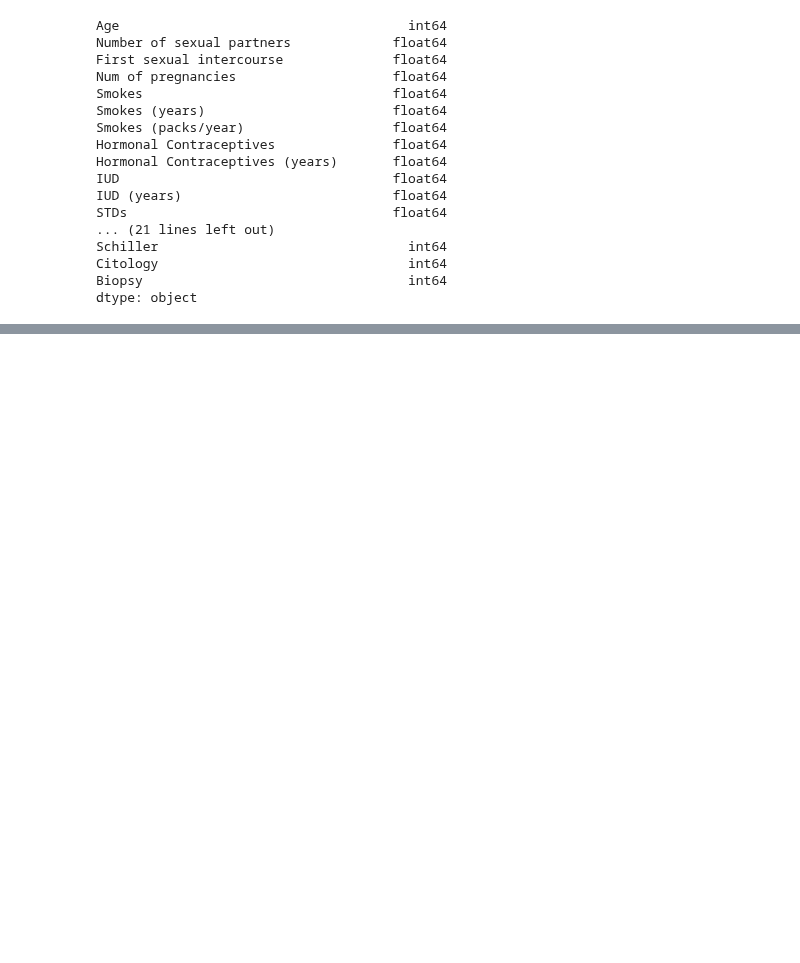
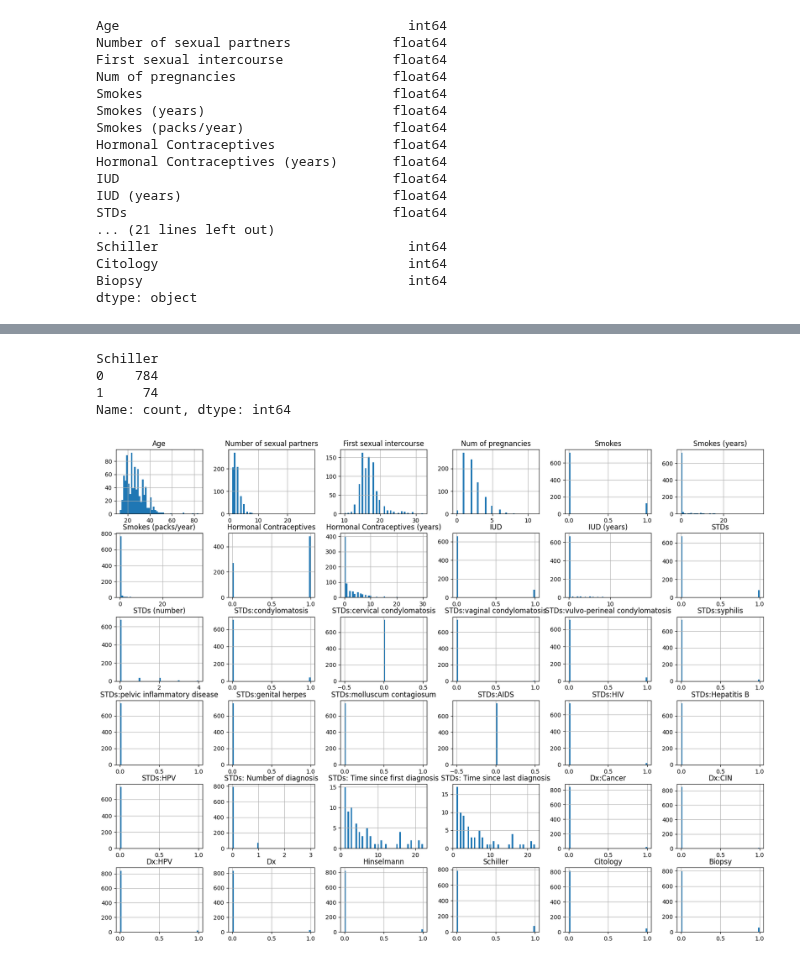
Before and after one commit to Filippo7206/unibo-dtm-ml-2526-cervical-cancer-predictor, a Jupyter notebook: notebooks/01_eda.ipynb, the cells around one changed output, grey strips where cells are left out. Drawn from its saved outputs; the diff is of its cells as text; code cells hidden in the pictures; blank space fills up the shorter version.

```diff
--- a/notebooks/01_eda.ipynb
+++ b/notebooks/01_eda.ipynb
@@ -194,0 +194,14 @@ array([ 0.,  1., nan])
+# %%
+df["Schiller"].value_counts(dropna=True)
+# %% [output]
+Schiller
+0    784
+1     74
+Name: count, dtype: int64
+# %%
+#plotting all the histograms of the numerical features to understand their distributions.
+%matplotlib inline
+df.hist(bins=50, figsize=(20, 15))
+plt.show()
+# %% [output]
+[figure, added]
```
Also changed, not shown: parts of 11 cells of this notebook.
